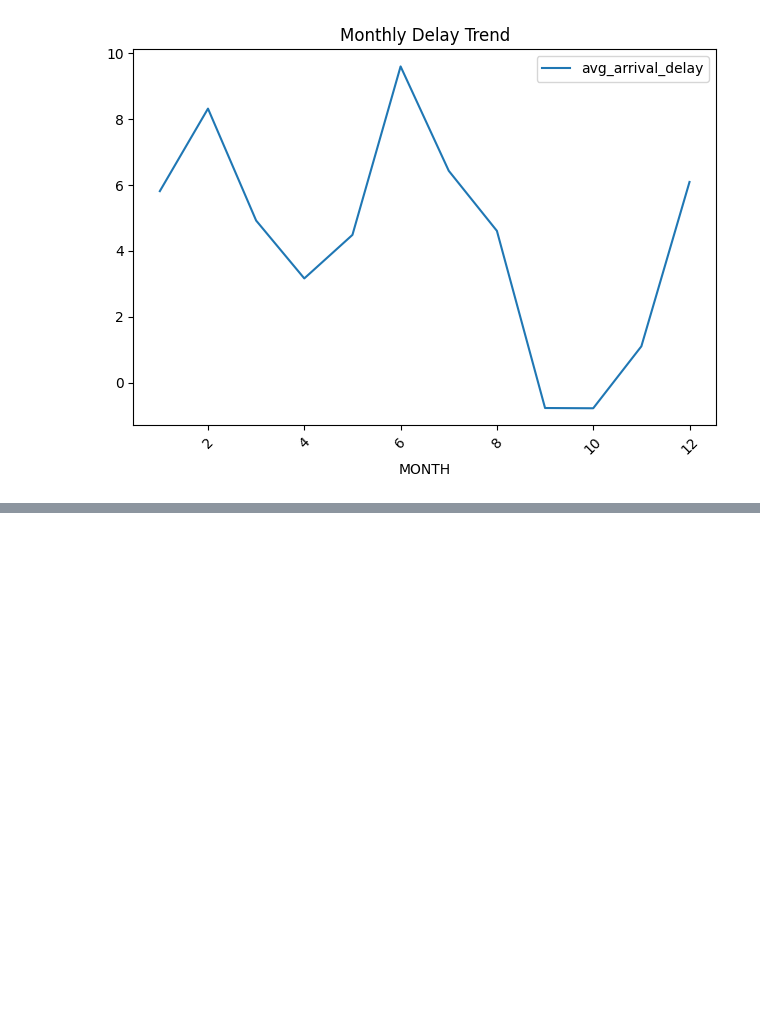
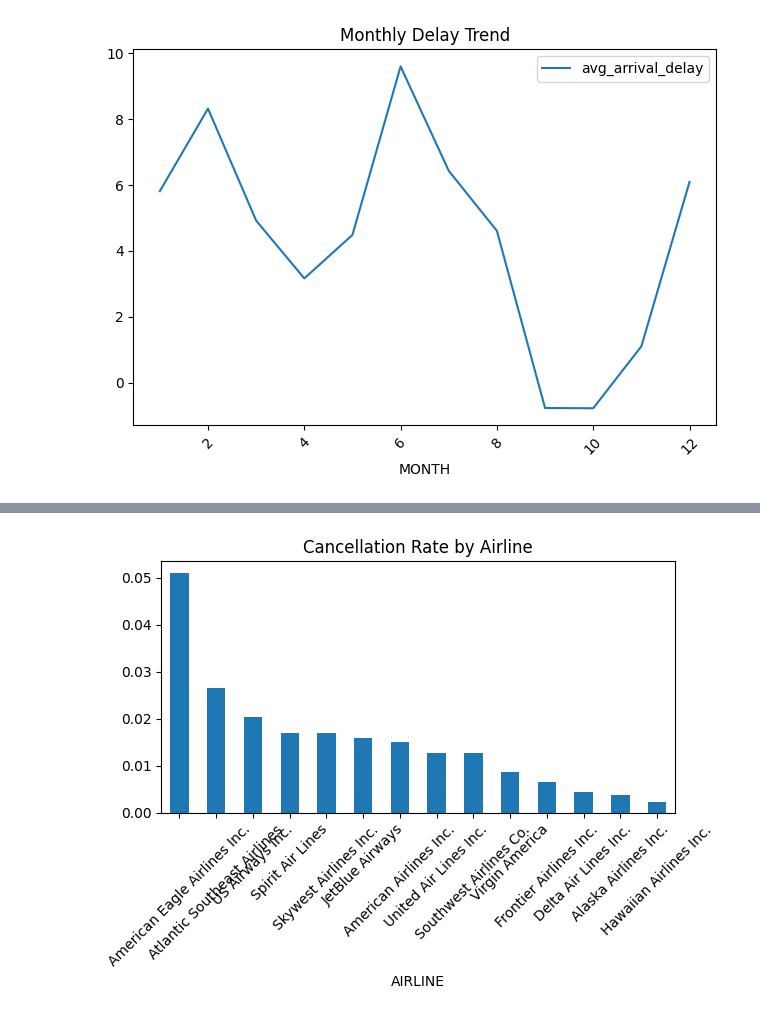
Before and after one commit to ArdissoneG/airline_analysis, a Jupyter notebook: notebooks/airline_analysis.ipynb, the cells around one changed output, grey strips where cells are left out. Cells and saved outputs as stored; diff of their text form; code cells hidden in the pictures; blank space fills up the shorter version.

```diff
--- a/notebooks/airline_analysis.ipynb
+++ b/notebooks/airline_analysis.ipynb
@@ -52,0 +61,4 @@ plot_monthly_delay(results["monthly_delay_trend"])
+# %%
+plot_cancellation_rate(results["cancellation_rate"])
+# %% [output]
+[figure, added]
```
Also changed, not shown: parts of 4 cells of this notebook, 11 other files.
